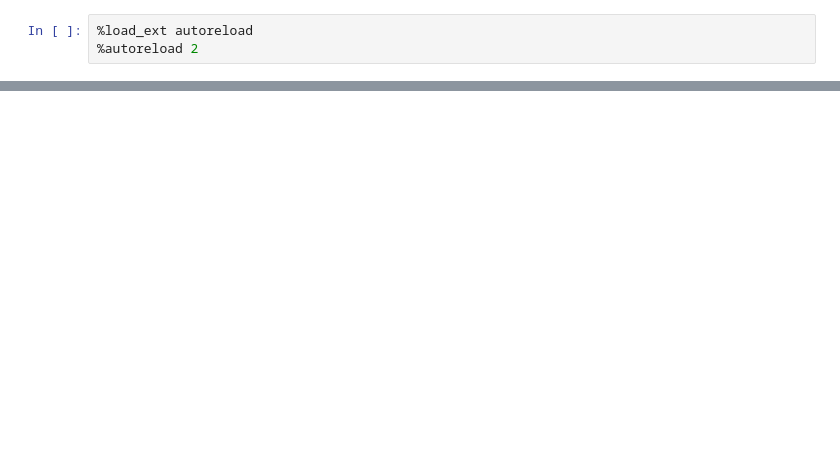
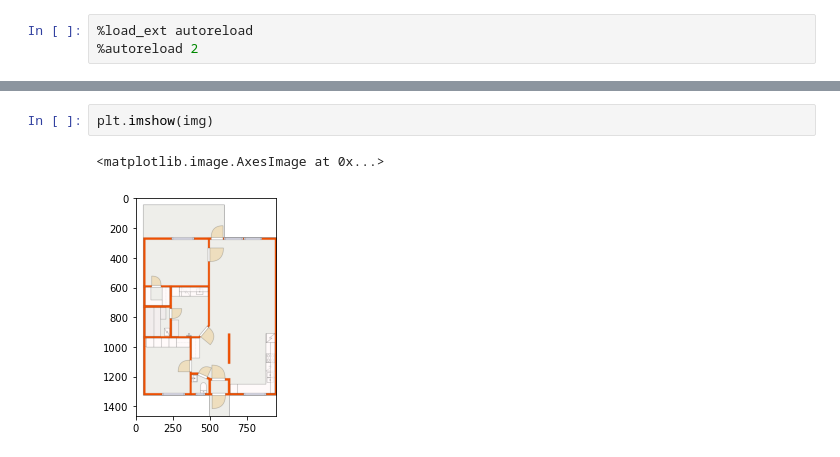
Before and after one commit to MaclaurinSeries/floorplan-reconstruction-dataset, a Jupyter notebook: dataset-manager.ipynb, the cells around one changed output, grey strips where cells are left out. Cells and saved outputs as stored; diff of their text form; blank space fills up the shorter version.

```diff
--- a/dataset-manager.ipynb
+++ b/dataset-manager.ipynb
@@ -24,0 +18,5 @@ plt.show()
+# %%
+plt.imshow(img)
+# %% [output]
+<matplotlib.image.AxesImage at 0x...>
+[figure, added]
```
Also changed, not shown: parts of 3 cells of this notebook, 7 other files.
